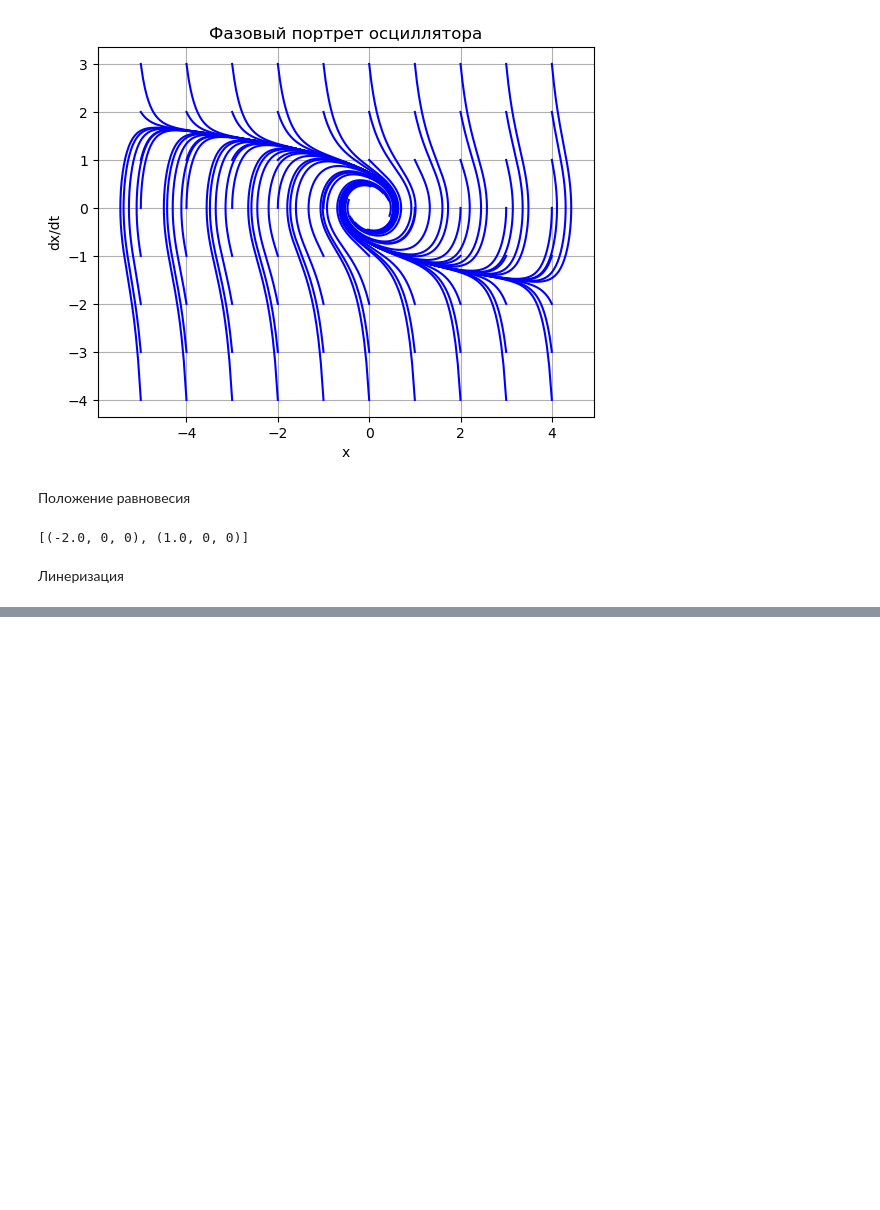
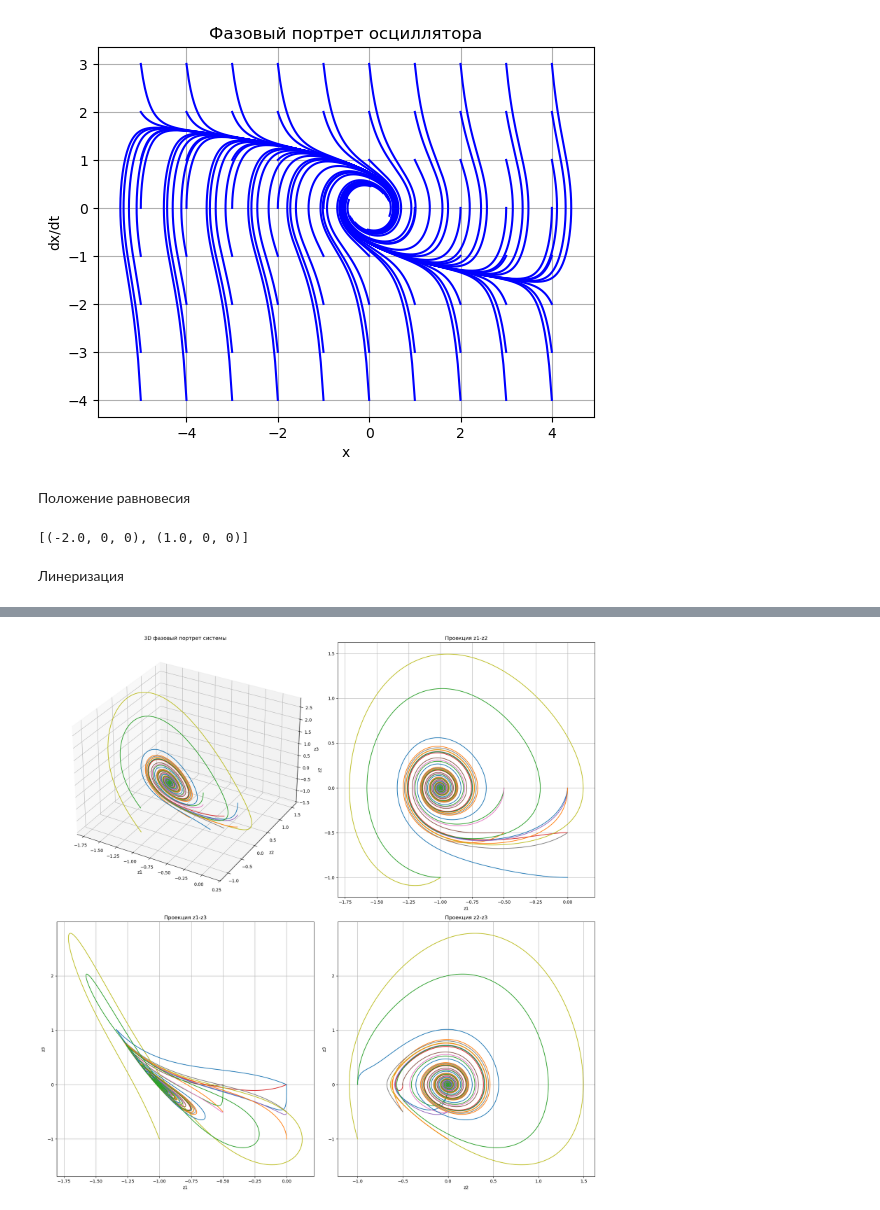
Before and after one commit to Filip-GG/TAU, a Jupyter notebook: 5/main.ipynb, the cells around one changed output, grey strips where cells are left out. Drawn from its saved outputs; the diff is of its cells as text; code cells hidden in the pictures; blank space fills up the shorter version.

```diff
--- a/5/main.ipynb
+++ b/5/main.ipynb
@@ -74,5 +74,5 @@ f = 2
 # %%
-def nonlinear_system(t, z):
+def ode(z, t):
     z1, z2, z3 = z
     u = z1
     du = f - u**2
@@ -146,0 +139,63 @@ plt.show()
+# %%
+t = np.linspace(0, 100, 20000)
+
+initial_conditions = [
+    [0, 0, 0],
+    [-0.5, -0.5, -0.5],
+    [-0.5, 0, 0],
+    [0, -0.5, 0],
+    [0, 0, -0.5],
+    [-0.5, -0.5, 0],
+    [-0.5, 0, -0.5],
+    [0, -0.5, -0.5],
+    [-1, -1, -1],
+    [-1, 0, 0],
+    [0, -1, 0],
+    [0, 0, -1],
+    [-1, -1, 0]
+]
+
+fig2 = plt.figure(figsize=(18, 18))
+ax3d = fig2.add_subplot(2, 2, 1, projection='3d')
+
+for z0 in initial_conditions:
+    sol = odeint(ode, z0, t)
+    # 3D траектория
+    ax3d.plot(sol[:, 0], sol[:, 1], sol[:, 2], label=f'init: {z0}')
+
+# 3 проекции
+ax1 = fig2.add_subplot(2, 2, 2)
+ax2 = fig2.add_subplot(2, 2, 3)
+ax3 = fig2.add_subplot(2, 2, 4)
+
+for z0 in initial_conditions:
+    sol = odeint(ode, z0, t)
+    ax1.plot(sol[:, 0], sol[:, 1])
+    ax2.plot(sol[:, 0], sol[:, 2])
+    ax3.plot(sol[:, 1], sol[:, 2])
+
+ax3d.set_xlabel('z1')
+ax3d.set_ylabel('z2')
+ax3d.set_zlabel('z3')
+ax3d.set_title('3D фазовый портрет системы')
+ax3d.grid()
+
+ax1.set_xlabel('z1')
+ax1.set_ylabel('z2')
+ax1.set_title('Проекция z1-z2')
+ax1.grid()
+
+ax2.set_xlabel('z1')
+ax2.set_ylabel('z3')
+ax2.set_title('Проекция z1-z3')
+ax2.grid()
+
+ax3.set_xlabel('z2')
+ax3.set_ylabel('z3')
+ax3.set_title('Проекция z2-z3')
+ax3.grid()
+
+plt.tight_layout()
+plt.show()
+# %% [output]
+[figure, added]
```
Also changed, not shown: parts of 6 cells of this notebook.
